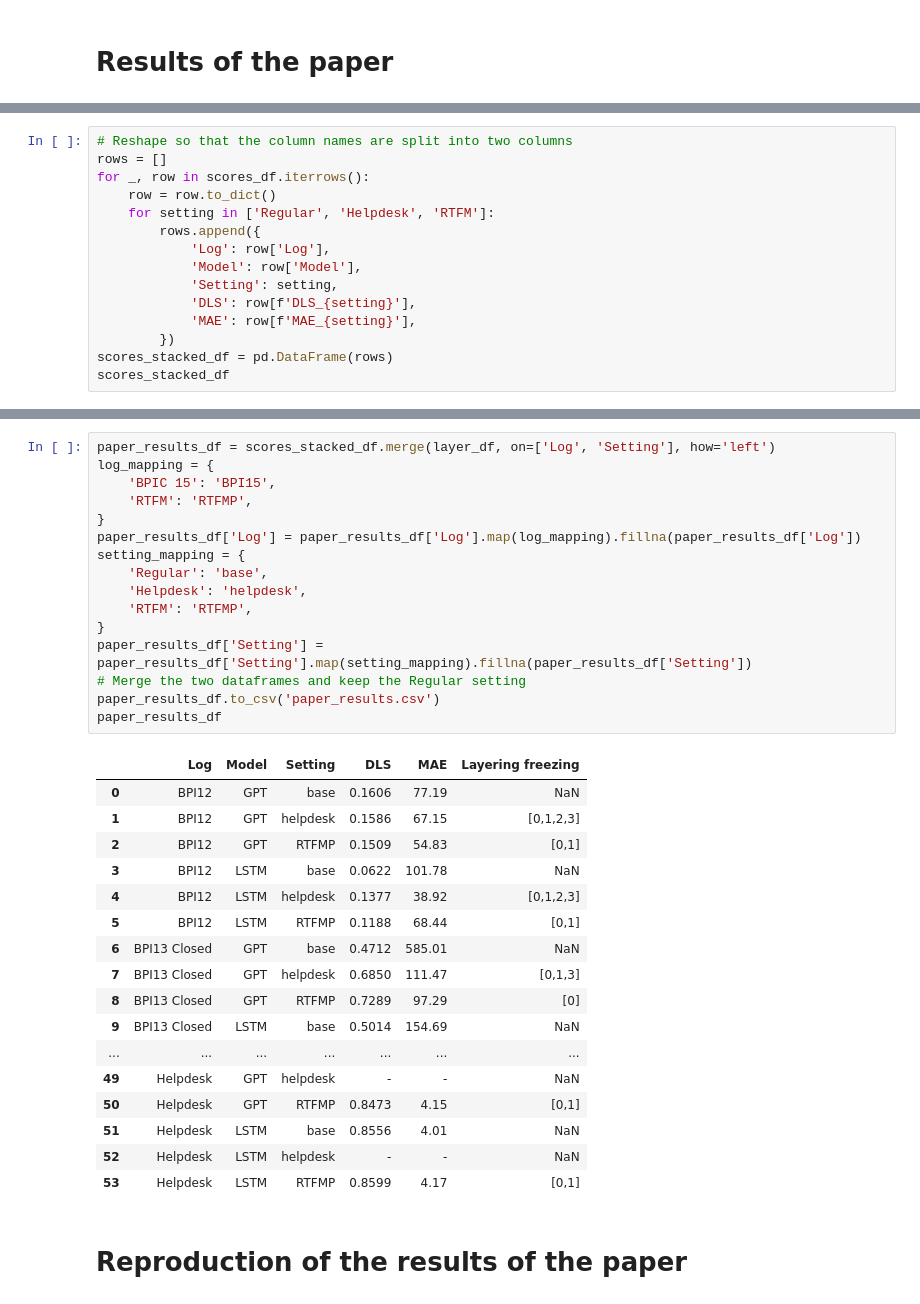
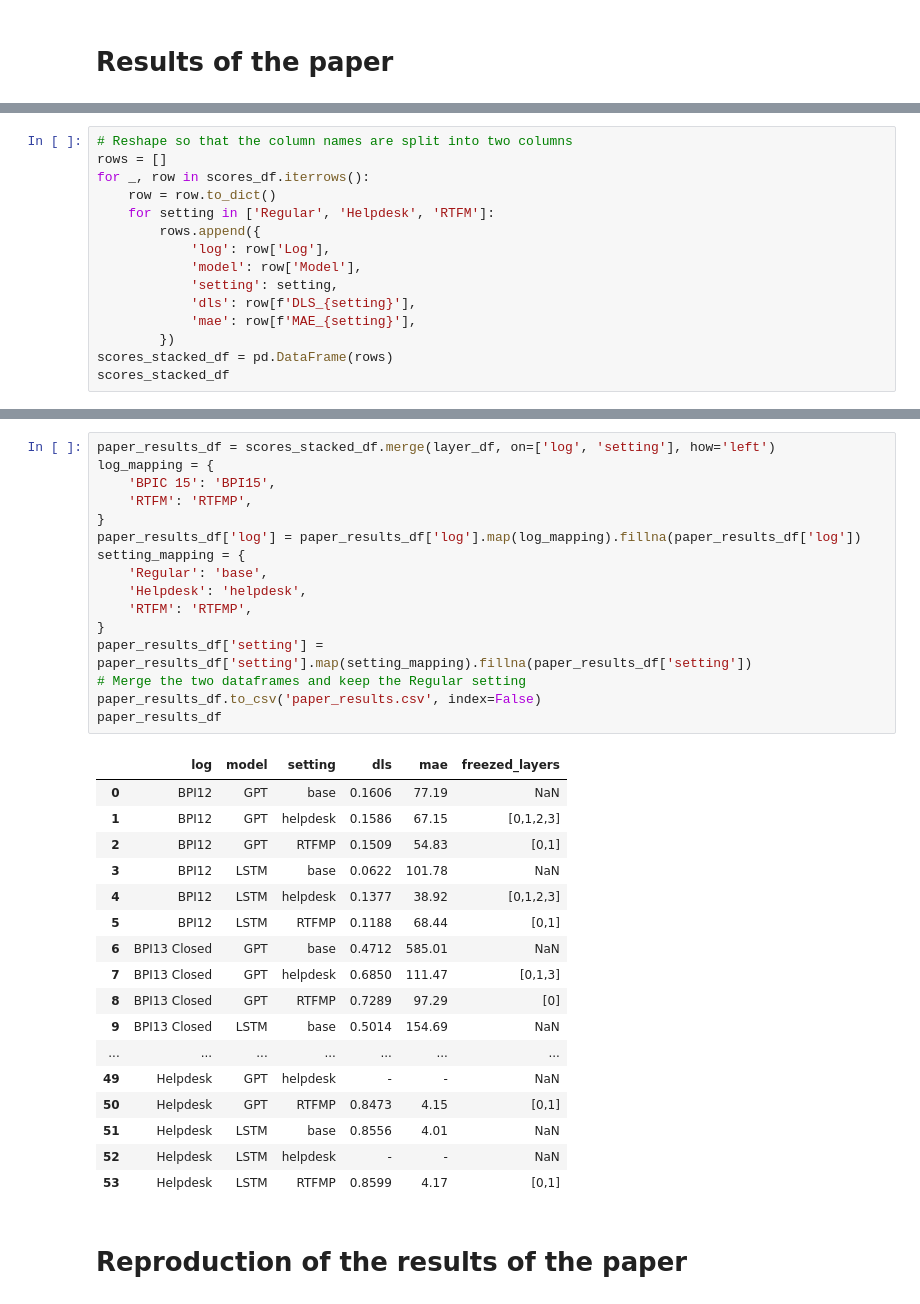
Before and after one commit to Hannoma/Transfer-Learning-for-Predictive-Process-Monitoring, a Jupyter notebook: collecting_results.ipynb, the cells around one changed output, grey strips where cells are left out. Saved outputs shown, nothing was run; the diff lists cells and outputs as text.

```diff
--- a/collecting_results.ipynb
+++ b/collecting_results.ipynb
@@ -102,11 +102,11 @@ for _, row in scores_df.iterrows():
     row = row.to_dict()
     for setting in ['Regular', 'Helpdesk', 'RTFM']:
         rows.append({
-            'Log': row['Log'],
-            'Model': row['Model'],
-            'Setting': setting,
-            'DLS': row[f'DLS_{setting}'],
-            'MAE': row[f'MAE_{setting}'],
+            'log': row['Log'],
+            'model': row['Model'],
+            'setting': setting,
+            'dls': row[f'DLS_{setting}'],
+            'mae': row[f'MAE_{setting}'],
         })
 scores_stacked_df = pd.DataFrame(rows)
 scores_stacked_df
@@ -129,23 +129,23 @@ scores_stacked_df
 | 52 | Helpdesk | LSTM | Helpdesk | - | - |
 | 53 | Helpdesk | LSTM | RTFM | 0.8599 | 4.17 |
 # %%
-paper_results_df = scores_stacked_df.merge(layer_df, on=['Log', 'Setting'], how='left')
+paper_results_df = scores_stacked_df.merge(layer_df, on=['log', 'setting'], how='left')
 log_mapping = {
     'BPIC 15': 'BPI15',
     'RTFM': 'RTFMP',
 }
-paper_results_df['Log'] = paper_results_df['Log'].map(log_mapping).fillna(paper_results_df['Log'])
+paper_results_df['log'] = paper_results_df['log'].map(log_mapping).fillna(paper_results_df['log'])
 setting_mapping = {
     'Regular': 'base',
     'Helpdesk': 'helpdesk',
     'RTFM': 'RTFMP',
 }
-paper_results_df['Setting'] = paper_results_df['Setting'].map(setting_mapping).fillna(paper_results_df['Setting'])
+paper_results_df['setting'] = paper_results_df['setting'].map(setting_mapping).fillna(paper_results_df['setting'])
 # Merge the two dataframes and keep the Regular setting
-paper_results_df.to_csv('paper_results.csv')
+paper_results_df.to_csv('paper_results.csv', index=False)
 paper_results_df
 # %% [output]
-|  | Log | Model | Setting | DLS | MAE | Layering freezing |
+|  | log | model | setting | dls | mae | freezed_layers |
 | 0 | BPI12 | GPT | base | 0.1606 | 77.19 | NaN |
 | 1 | BPI12 | GPT | helpdesk | 0.1586 | 67.15 | [0,1,2,3] |
 | 2 | BPI12 | GPT | RTFMP | 0.1509 | 54.83 | [0,1] |
```
Also changed, not shown: parts of 3 cells of this notebook, 2 other files.
